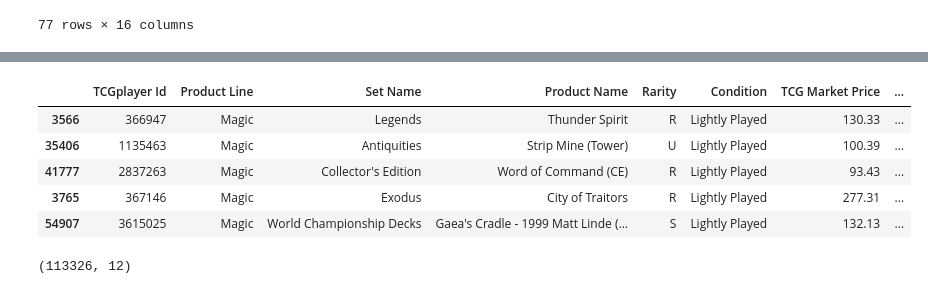
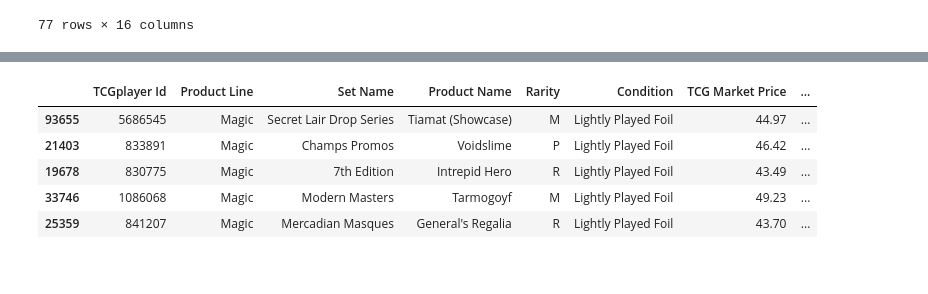
Before and after one commit to RethinkJeff/Pricing-Information-Project, a Jupyter notebook: pricecomparison.ipynb, the cells around one changed output, grey strips where cells are left out. Drawn from its saved outputs; the diff is of its cells as text; code cells hidden in the pictures.

```diff
--- a/pricecomparison.ipynb
+++ b/pricecomparison.ipynb
@@ -220,15 +220,11 @@ result.query('`TCG Market Price` > .50 and `Buylist High Price`.isnull()').sort_
 | 96997 | 5815748 | Magic | Universes Beyond: Warhammer 40,000 | Dismal Backwater | C | Lightly Played | 1.99 | ... |
 # %%
 #Among cards that make sense, mid-range LP Foils!
-rational.query('(50 > `Low-High` > 10) and `Condition` != "Lightly Played Foil"').sort_values('Low-High').tail()
+rational.query('(50 > `TCG Market Price` > 10) and `Condition` == "Lightly Played Foil"').sort_values('Low-High').tail()
 # %% [output]
 |  | TCGplayer Id | Product Line | Set Name | Product Name | Rarity | Condition | TCG Market Price | ... |
-| 3566 | 366947 | Magic | Legends | Thunder Spirit | R | Lightly Played | 130.33 | ... |
-| 35406 | 1135463 | Magic | Antiquities | Strip Mine (Tower) | U | Lightly Played | 100.39 | ... |
-| 41777 | 2837263 | Magic | Collector's Edition | Word of Command (CE) | R | Lightly Played | 93.43 | ... |
-| 3765 | 367146 | Magic | Exodus | City of Traitors | R | Lightly Played | 277.31 | ... |
-| 54907 | 3615025 | Magic | World Championship Decks | Gaea's Cradle - 1999 Matt Linde (... | S | Lightly Played | 132.13 | ... |
+| 93655 | 5686545 | Magic | Secret Lair Drop Series | Tiamat (Showcase) | M | Lightly Played Foil | 44.97 | ... |
+| 21403 | 833891 | Magic | Champs Promos | Voidslime | P | Lightly Played Foil | 46.42 | ... |
+| 19678 | 830775 | Magic | 7th Edition | Intrepid Hero | R | Lightly Played Foil | 43.49 | ... |
+| 33746 | 1086068 | Magic | Modern Masters | Tarmogoyf | M | Lightly Played Foil | 49.23 | ... |
+| 25359 | 841207 | Magic | Mercadian Masques | General's Regalia | R | Lightly Played Foil | 43.70 | ... |
-# %%
-result.shape
-# %% [output]
-(113326, 12)
```
Also changed, not shown: parts of 1 cell of this notebook, 2 other files.
